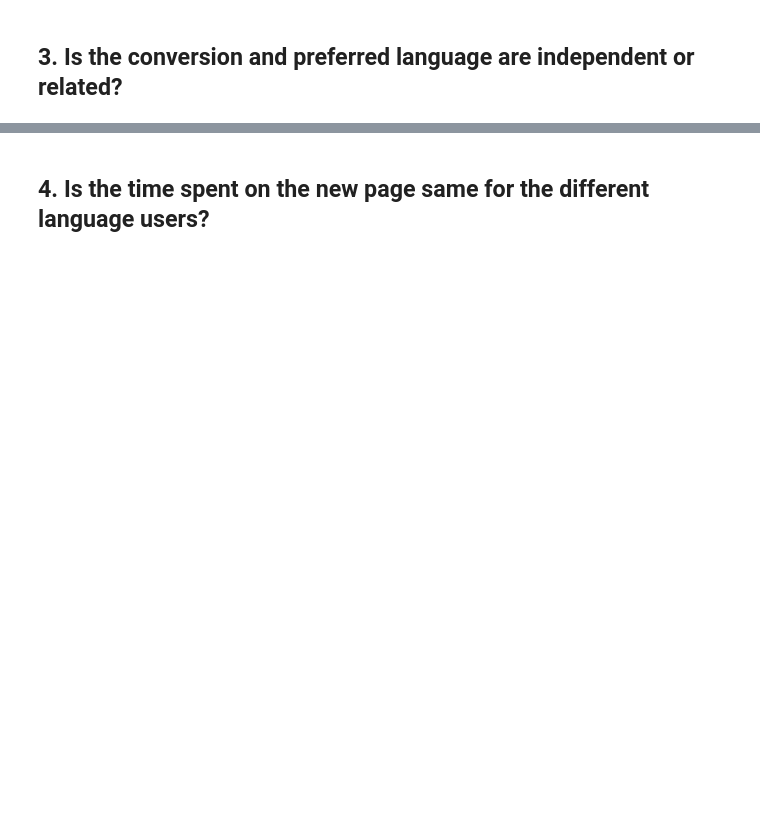
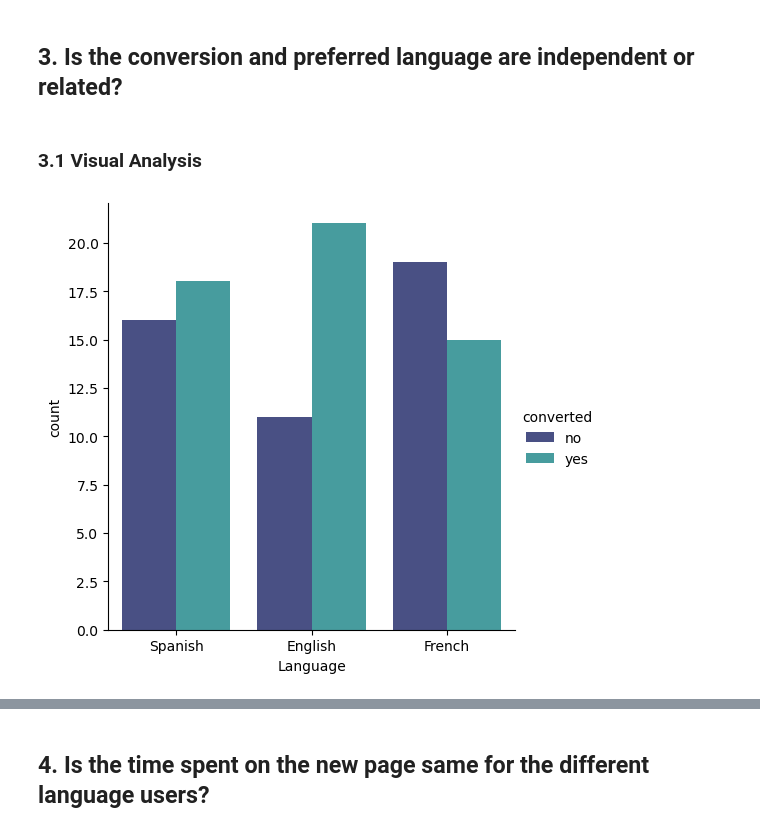
Before and after one commit to YatikT/Coursework, a Jupyter notebook: Project File Stats.ipynb, the cells around one changed output, grey strips where cells are left out. Saved outputs shown, nothing was run; the diff lists cells and outputs as text; code cells hidden in the pictures; blank space fills up the shorter version.

```diff
--- a/Project File Stats.ipynb
+++ b/Project File Stats.ipynb
@@ -345,2 +357,10 @@ round(p_value,5)
 # %% [markdown]
 ## 3. Is the conversion and preferred language are independent or related?
+# %% [markdown]
+### 3.1 Visual Analysis
+# %%
+# Create a grouped countplot to compare preferred languages with conversion rates
+sns.catplot(data=df, kind="count", x="language_preferred", hue="converted", palette="mako")
+plt.xlabel("Language"); # Add x-axis label
+# %% [output]
+[figure, added]
```
Also changed, not shown: parts of 51 cells of this notebook.
